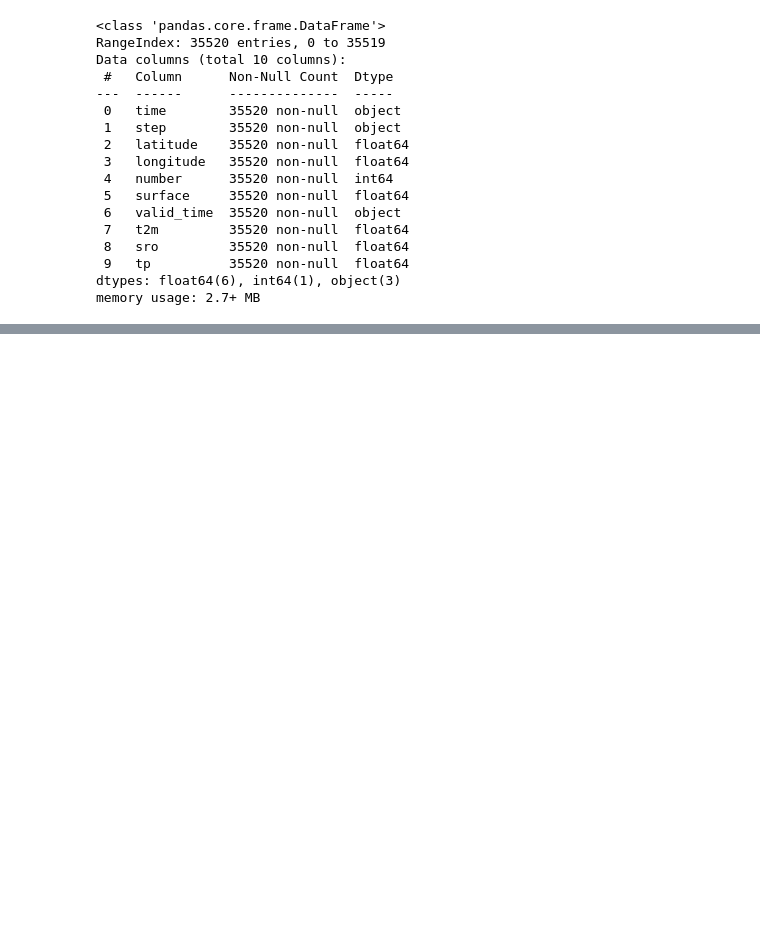
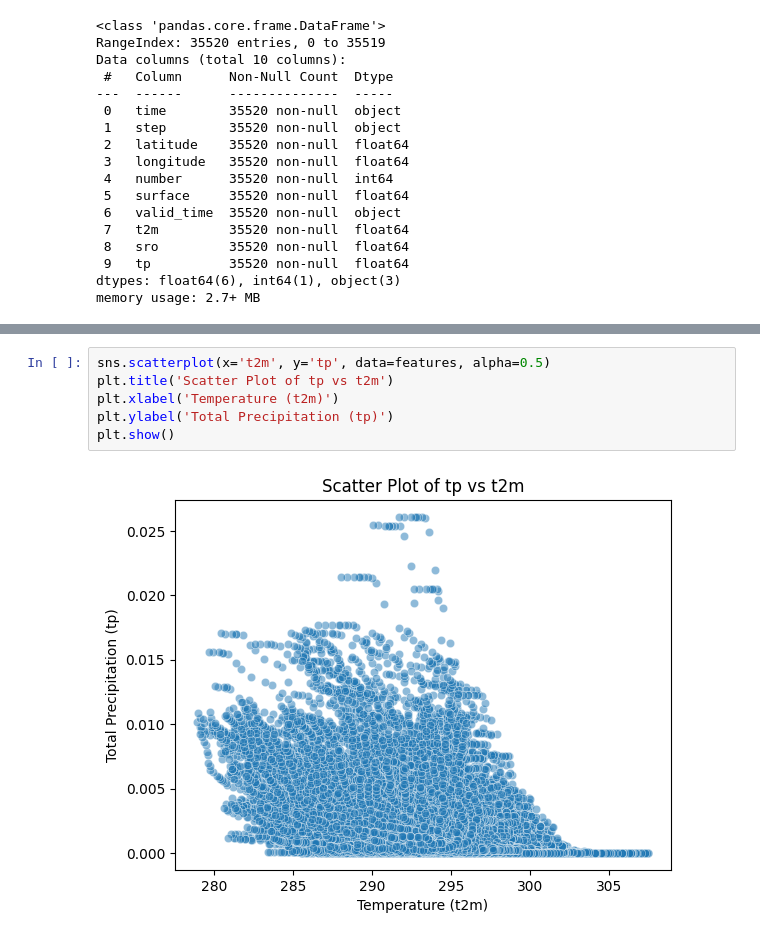
Before and after one commit to aminnademi/Clustring-On-North-of-Iran-Climate-Dataset, a Jupyter notebook: notebook.ipynb, the cells around one changed output, grey strips where cells are left out. Saved outputs shown, nothing was run; the diff lists cells and outputs as text; blank space fills up the shorter version.

```diff
--- a/notebook.ipynb
+++ b/notebook.ipynb
@@ -99,0 +127,8 @@ memory usage: 2.7+ MB
+# %%
+sns.scatterplot(x='t2m', y='tp', data=features, alpha=0.5)
+plt.title('Scatter Plot of tp vs t2m')
+plt.xlabel('Temperature (t2m)')
+plt.ylabel('Total Precipitation (tp)')
+plt.show()
+# %% [output]
+[figure, added]
```
Also changed, not shown: parts of 4 cells of this notebook.
